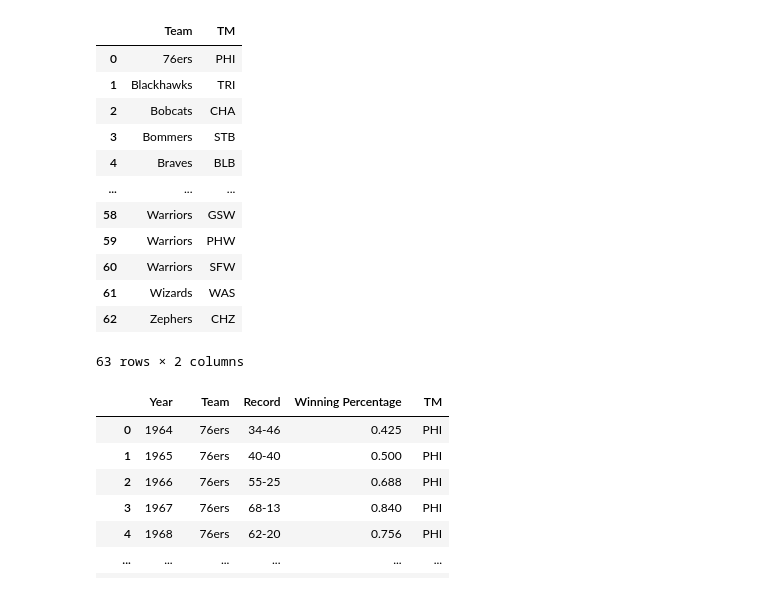
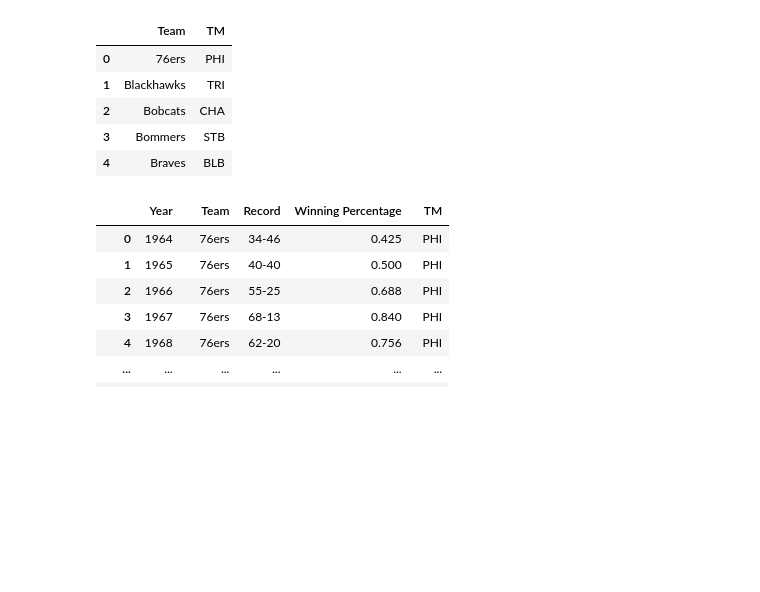
Before and after one commit to Kate-Yayla/Project1-Historical-NBA-Analysis, a Jupyter notebook: NBA Analysis.ipynb, the cells around one changed output. Cells and saved outputs as stored; diff of their text form; code cells hidden in the pictures; blank space fills up the shorter version.

```diff
--- a/NBA Analysis.ipynb
+++ b/NBA Analysis.ipynb
@@ -10,21 +10,14 @@ team_Data = pd.read_csv("Resources/teamData.csv")
 player_Data = pd.read_csv("Resources/playerData.csv")
 cross_ref = pd.read_csv("Resources/crossReference.csv")
 # %%
-cross_ref
+cross_ref.head()
 # %% [output]
 |  | Team | TM |
 | 0 | 76ers | PHI |
 | 1 | Blackhawks | TRI |
 | 2 | Bobcats | CHA |
 | 3 | Bommers | STB |
 | 4 | Braves | BLB |
-| ... | ... | ... |
-| 58 | Warriors | GSW |
-| 59 | Warriors | PHW |
-| 60 | Warriors | SFW |
-| 61 | Wizards | WAS |
-| 62 | Zephers | CHZ |
-63 rows × 2 columns
 # %%
 combined_team_data = pd.merge(team_Data, cross_ref, on="Team")
 combined_team_data
```
Also changed, not shown: parts of 21 cells of this notebook.
